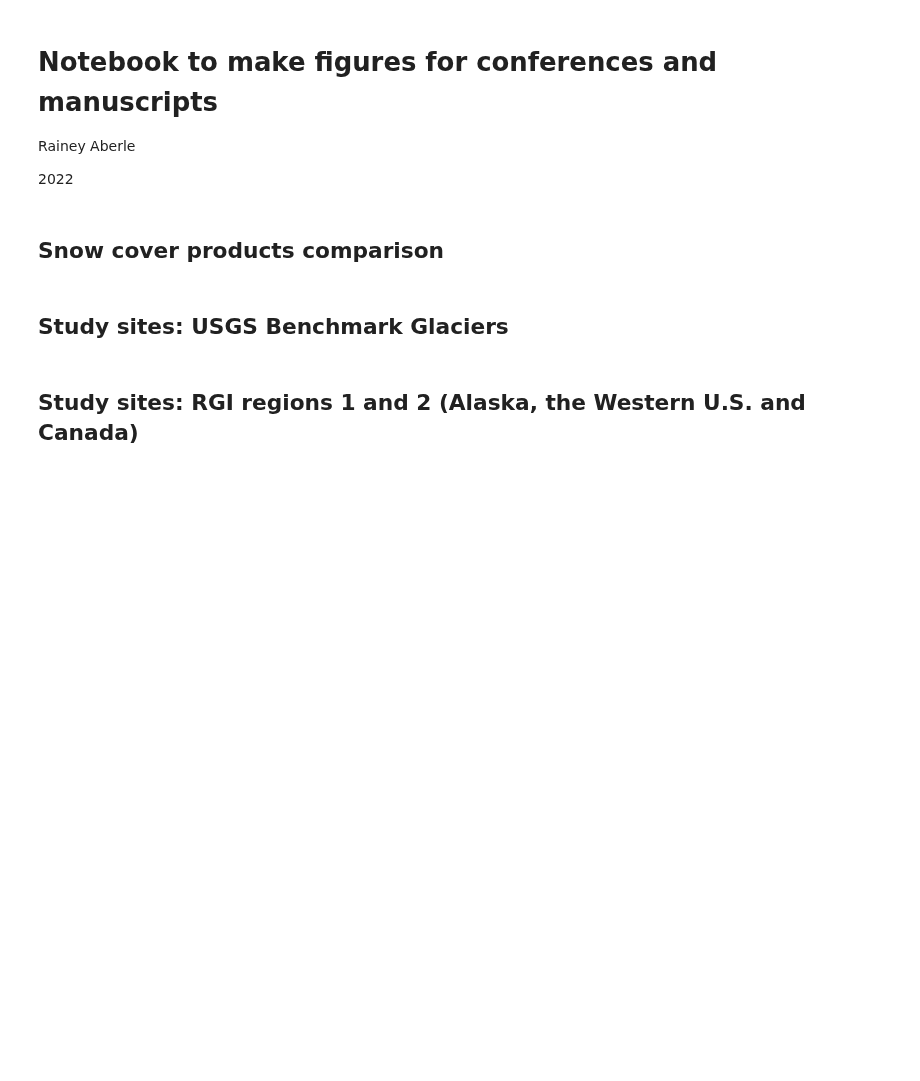
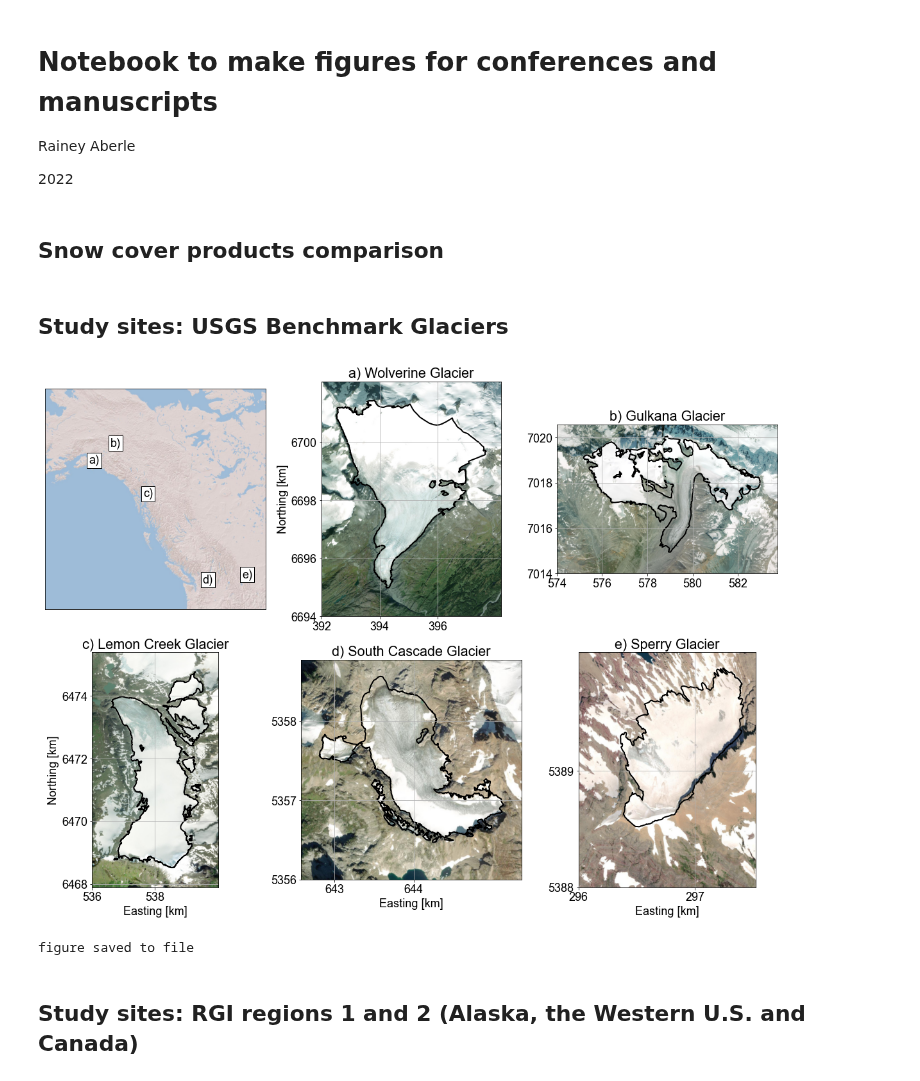
Before and after one commit to RaineyAbe/glacier-snow-cover-mapping, a Jupyter notebook: notebooks/make_figures.ipynb, the cells around one changed output. Cells and saved outputs as stored; diff of their text form; code cells hidden in the pictures; blank space fills up the shorter version.

Commit message:
figure updates

```diff
--- a/notebooks/make_figures.ipynb
+++ b/notebooks/make_figures.ipynb
@@ -164,7 +165,7 @@ cmap_elev = plt.cm.terrain(np.linspace(0, 1, 100))
 cmap_elev = ListedColormap(cmap_elev[25:, :])
 
 # -----Set up figure
-fig, ax = plt.subplots(2, 3, figsize=(16, 12), layout='constrained')
+fig, ax = plt.subplots(2, 3, figsize=(16, 12), facecolor='w', layout='constrained')
 plt.rcParams.update({'font.size':18, 'font.sans-serif':'Arial'})
 ax = ax.flatten()
 # -----Loop through sites
@@ -173,20 +174,20 @@ epsg_A = 32610
 for site_name, site_color, site_name_display, text_label in list(zip(site_names, site_colors, site_names_display, text_labels)):
     ### AOI
     # load file
-    AOI_fn = glob.glob(base_path + '../study-sites/' + site_name + '/glacier_outlines/' + site_name + '_USGS_*.shp')[0]
+    AOI_fn = glob.glob(base_path + '../study-sites/' + site_name + '/AOIs/' + site_name + '_USGS_*.shp')[0]
     AOI = gpd.read_file(AOI_fn)
     AOI_WGS = AOI.to_crs(4326)
     # solve for optimal UTM zone
     AOI_centroid = [AOI_WGS.geometry[0].centroid.xy[0][0],
                     AOI_WGS.geometry[0].centroid.xy[1][0]]
-    epsg_UTM = pf.convert_wgs_to_utm(AOI_centroid[0], AOI_centroid[1])
+    epsg_UTM = f.convert_wgs_to_utm(AOI_centroid[0], AOI_centroid[1])
     # reproject
     AOI_UTM = AOI_WGS.to_crs(epsg_UTM)
     AOI_A = AOI.to_crs(epsg_A)
     ### DEM
-    DEM_fn = glob.glob(base_path + '../study-sites/' + site_name + '/DEMs/' + site_name + '*_DEM*.tif')[0]
-    DEM = xr.open_dataset(DEM_fn)
-    DEM = DEM.rename({'band_data': 'elevation'})
+    # DEM_fn = glob.glob(base_path + '../study-sites/' + site_name + '/DEMs/' + site_name + '*_DEM*.tif')[0]
+    # DEM = xr.open_dataset(DEM_fn)
+    # DEM = DEM.rename({'band_data': 'elevation'})
     # reproject
     # DEM = DEM.rio.reproject(str('EPSG:'+epsg_UTM))
     ### Plot
@@ -197,11 +198,11 @@ for site_name, site_color, site_name_display, text_label in list(zip(site_names,
                text_labels[i], bbox=dict(facecolor='white', edgecolor='black', pad=3))
     # Individual glacier plot
     AOI_UTM.plot(ax=ax[i+1], edgecolor='k', facecolor='none', linewidth=2)
-    ls = LightSource(azdeg=315, altdeg=45) # shade from the northwest, with the sun 45 degrees from horizontal
-    x, y = DEM.x.data, DEM.y.data
-    dx, dy = x[1]-x[0], y[1]-y[0]
-    ax[i+1].imshow(ls.hillshade(DEM.elevation.data[0], vert_exag=1, dx=dx, dy=dy), cmap='Greys', extent=(x[0], x[-1], y[-1], y[0]))
-    DEM_im = ax[i+1].imshow(DEM.elevation.data[0], cmap=cmap_elev, clim=(500, 3500), alpha=0.8, extent=(x[0], x[-1], y[-1], y[0]))
+    # ls = LightSource(azdeg=315, altdeg=45) # shade from the northwest, with the sun 45 degrees from horizontal
+    # x, y = DEM.x.data, DEM.y.data
+    # dx, dy = x[1]-x[0], y[1]-y[0]
+    # ax[i+1].imshow(ls.hillshade(DEM.elevation.data[0], vert_exag=1, dx=dx, dy=dy), cmap='Greys', extent=(x[0], x[-1], y[-1], y[0]))
+    # DEM_im = ax[i+1].imshow(DEM.elevation.data[0], cmap=cmap_elev, clim=(500, 3500), alpha=0.8, extent=(x[0], x[-1], y[-1], y[0]))
     if AOI.geometry[0].geom_type=='MultiPolygon':
         xmin_AOI = np.min([np.min(geom.exterior.coords.xy[0]) for geom in AOI.geometry[0].geoms])
         xmax_AOI = np.max([np.max(geom.exterior.coords.xy[0]) for geom in AOI.geometry[0].geoms])
@@ -216,40 +217,49 @@ for site_name, site_color, site_name_display, text_label in list(zip(site_names,
     xmax = xmax_AOI + 0.1*(xmax_AOI - xmin_AOI)
     ymin = ymin_AOI - 0.1*(ymax_AOI - ymin_AOI)
     ymax = ymax_AOI + 0.1*(ymax_AOI - ymin_AOI)
     # change x and y tick labels to km
     ax[i+1].set_xlim(xmin, xmax)
     ax[i+1].set_ylim(ymin, ymax)
     if i < 3:
         ax[i+1].set_xticks(np.arange(np.round(xmin,-3), np.round(xmax,-3), 2e3))
         ax[i+1].set_yticks(np.arange(np.round(ymin,-3), np.round(ymax,-3), 2e3))
     else:
         ax[i+1].set_xticks(np.arange(np.round(xmin,-3), np.round(xmax,-3), 1e3))
         ax[i+1].set_yticks(np.arange(np.round(ymin,-3), np.round(ymax,-3), 1e3))
     ax[i+1].set_xticklabels([str(int(x/1e3)) for x in ax[i+1].get_xticks()])
     ax[i+1].set_yticklabels([str(int(y/1e3)) for y in ax[i+1].get_yticks()])
     ax[i+1].set_title(text_label + ' ' + site_name_display + ' Glacier')
     ax[i+1].grid()
+    # add base map
+    cx.add_basemap(ax[i+1], crs='EPSG:'+str(epsg_UTM),
+                   source=cx.providers.Esri.WorldImagery, attribution=False)
+    # attribution: Tiles (C) Esri -- Source: Esri, i-cubed, USDA, USGS, AEX, GeoEye, Getmapping, Aerogrid, IGN, IGP, UPR-EGP, and the GIS User Community
     # add axes labels
     if (i==1) or (i==3):
         ax[i].set_ylabel('Northing [km]')
     if i > 1:
         ax[i+1].set_xlabel('Easting [km]')
 
     # increase loop counter
     i+=1
 
 # A: study sites map
-ax[0].set_xlim(-1100000, 1500000)
-ax[0].set_ylim(5000000, 7800000)
+ax[0].set_xlim(-1500000, 1500000)
+ax[0].set_ylim(5000000, 8000000)
 ax[0].set_xticks([])
 ax[0].set_yticks([])
-cx.add_basemap(ax[0], crs='EPSG:'+str(epsg_A), source=cx.providers.Esri.WorldGrayCanvas, attribution=False)
-fig.colorbar(DEM_im, ax=[ax[2], ax[5]], shrink=0.5, label='Elevation [m]')
+cx.add_basemap(ax[0], crs='EPSG:'+str(epsg_A), source=cx.providers.Esri.WorldShadedRelief, attribution=False)
+# fig.colorbar(DEM_im, ax=[ax[2], ax[5]], shrink=0.5, label='Elevation [m]')
 plt.show()
 
-if save_figures:
-    fig.savefig(out_path+'study_sites.png', dpi=300, facecolor='white', edgecolor='none')
-    print('figure saved to file')
+# save figure
+# fig.savefig(out_path+'study_sites.png', dpi=300, facecolor='white', edgecolor='none')
+fig.savefig('/Volumes/GoogleDrive/My Drive/Research/PhD/write-ups/GradStudentShowcase_2023/study_sites.png',
+            dpi=300, facecolor='white')
+print('figure saved to file')
+# %% [output]
+[figure, added]
+figure saved to file
 # %% [markdown]
 ## Study sites: RGI regions 1 and 2 (Alaska, the Western U.S. and Canada)
 # %%
```
Also changed, not shown: parts of 12 cells of this notebook, 13 other files.
